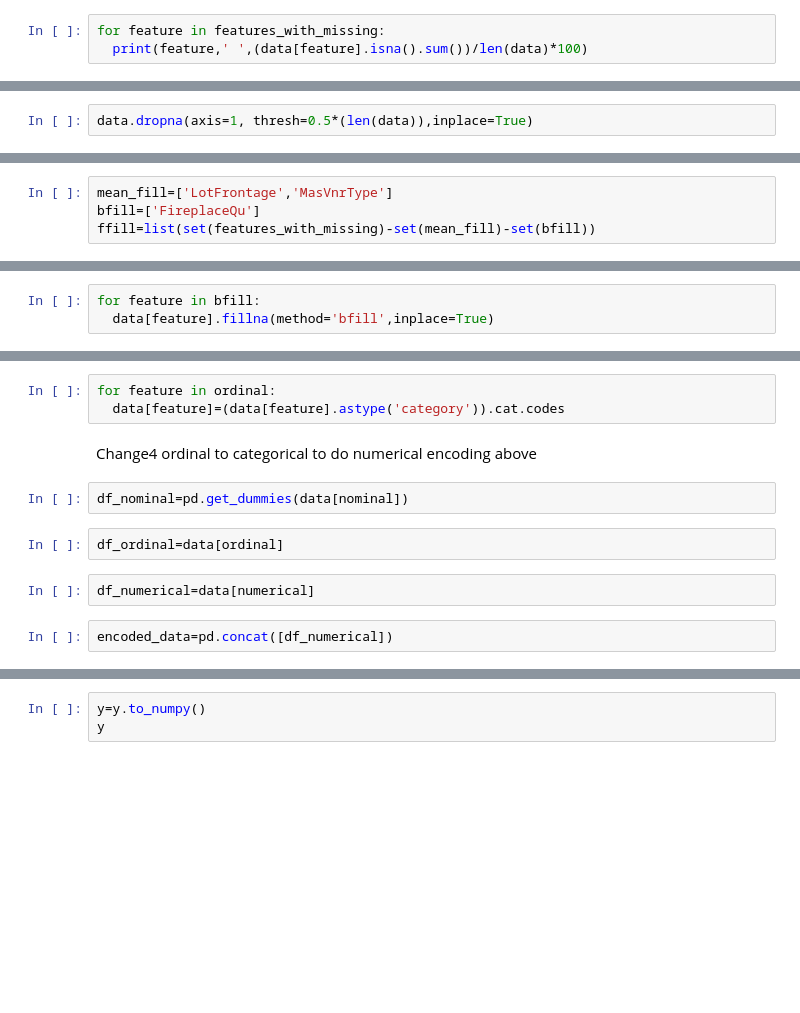
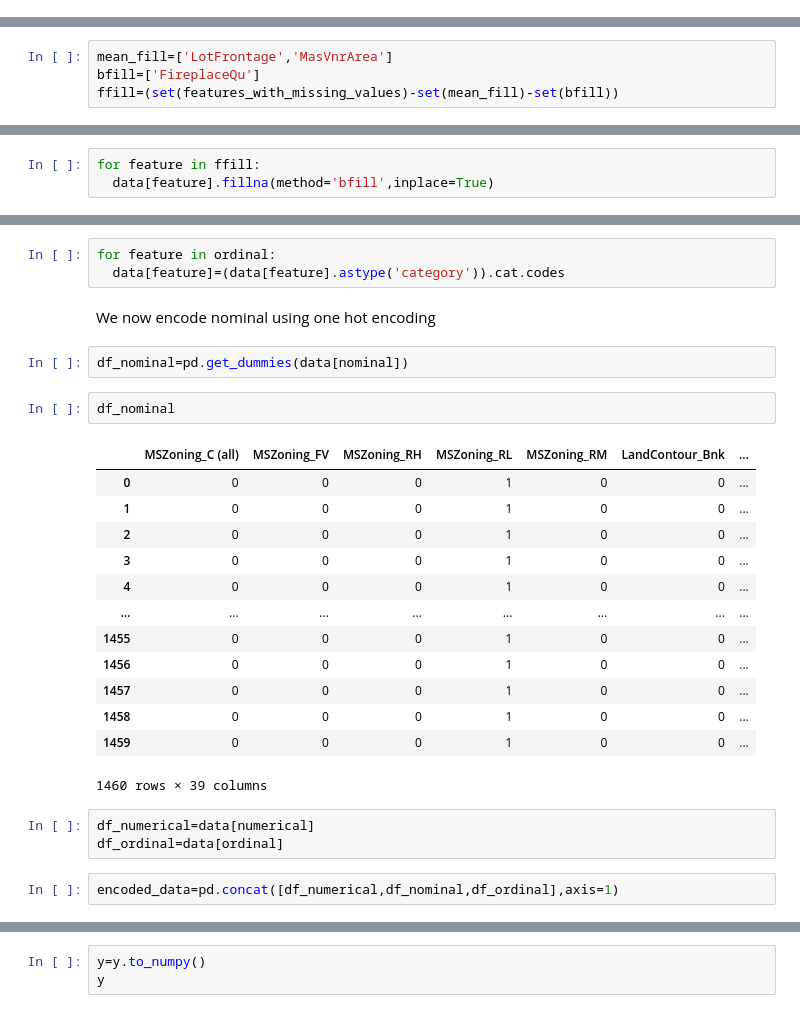
Before and after one commit to KangeMathenge/MLGroupFinalTask, a Jupyter notebook: Grouptask1.ipynb, the cells around one changed output, grey strips where cells are left out. Cells and saved outputs as stored; diff of their text form; blank space fills up the shorter version.

```diff
--- a/Grouptask1.ipynb
+++ b/Grouptask1.ipynb
@@ -89,3 +150,0 @@ features_with_missing
-# %%
-for feature in features_with_missing:
-  print(feature,' ',(data[feature].isna().sum())/len(data)*100)
@@ -110,2 +150,0 @@ drop any feature thats has more the 0.5 missing values
-# %%
-data.dropna(axis=1, thresh=0.5*(len(data)),inplace=True)
@@ -130,4 +151,4 @@ features_with_missing
 # %%
-mean_fill=['LotFrontage','MasVnrType']
+mean_fill=['LotFrontage','MasVnrArea']
 bfill=['FireplaceQu']
-ffill=list(set(features_with_missing)-set(mean_fill)-set(bfill))
+ffill=(set(features_with_missing_values)-set(mean_fill)-set(bfill))
@@ -140,7 +174,7 @@ TypeError: ignored
 for feature in ffill:
   data[feature].fillna(method='ffill',inplace=True)
 # %%
-for feature in bfill:
+for feature in ffill:
   data[feature].fillna(method='bfill',inplace=True)
 # %%
 data.isna().any()
@@ -226,13 +284,28 @@ data[target]
 # %%
 for feature in ordinal:
   data[feature]=(data[feature].astype('category')).cat.codes
-# %% [markdown]
-Change4 ordinal to categorical to do numerical encoding above
+# %% [markdown]
+We now encode nominal using one hot encoding
 # %%
 df_nominal=pd.get_dummies(data[nominal])
-# %%
-df_ordinal=data[ordinal]
+# %%
+df_nominal
+# %% [output]
+|  | MSZoning_C (all) | MSZoning_FV | MSZoning_RH | MSZoning_RL | MSZoning_RM | LandContour_Bnk | ... |
+| 0 | 0 | 0 | 0 | 1 | 0 | 0 | ... |
+| 1 | 0 | 0 | 0 | 1 | 0 | 0 | ... |
+| 2 | 0 | 0 | 0 | 1 | 0 | 0 | ... |
+| 3 | 0 | 0 | 0 | 1 | 0 | 0 | ... |
+| 4 | 0 | 0 | 0 | 1 | 0 | 0 | ... |
+| ... | ... | ... | ... | ... | ... | ... | ... |
+| 1455 | 0 | 0 | 0 | 1 | 0 | 0 | ... |
+| 1456 | 0 | 0 | 0 | 1 | 0 | 0 | ... |
+| 1457 | 0 | 0 | 0 | 1 | 0 | 0 | ... |
+| 1458 | 0 | 0 | 0 | 1 | 0 | 0 | ... |
+| 1459 | 0 | 0 | 0 | 1 | 0 | 0 | ... |
+1460 rows × 39 columns
 # %%
 df_numerical=data[numerical]
+df_ordinal=data[ordinal]
 # %%
-encoded_data=pd.concat([df_numerical])
+encoded_data=pd.concat([df_numerical,df_nominal,df_ordinal],axis=1)
```
Also changed, not shown: parts of 77 cells of this notebook.
